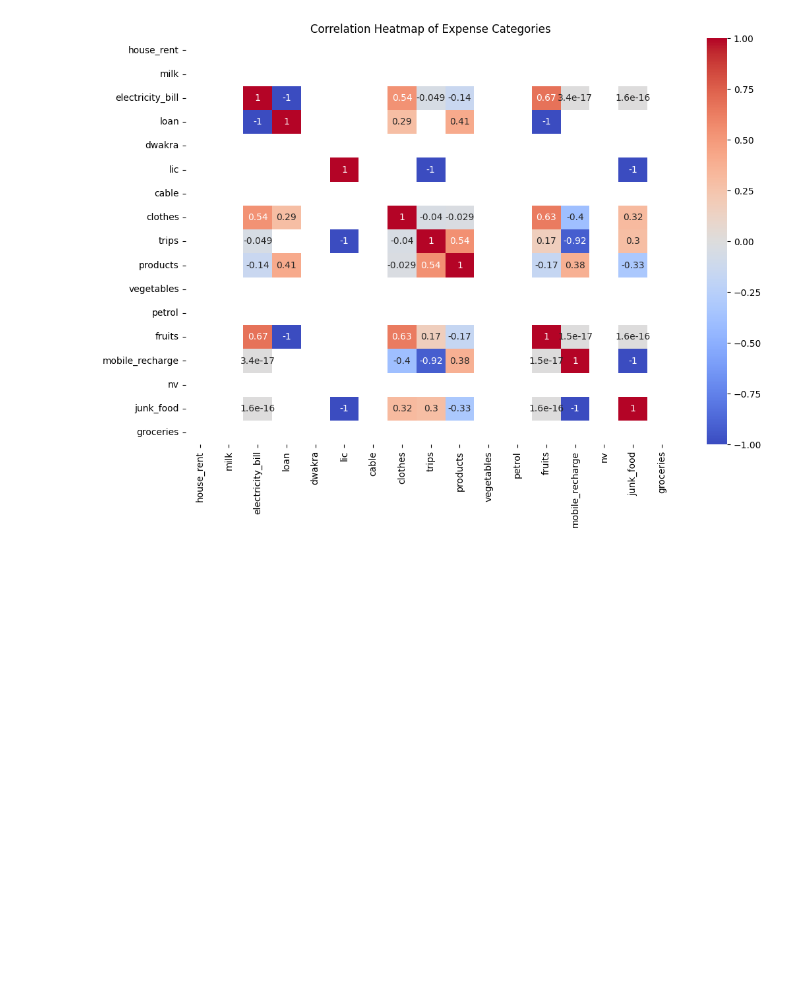
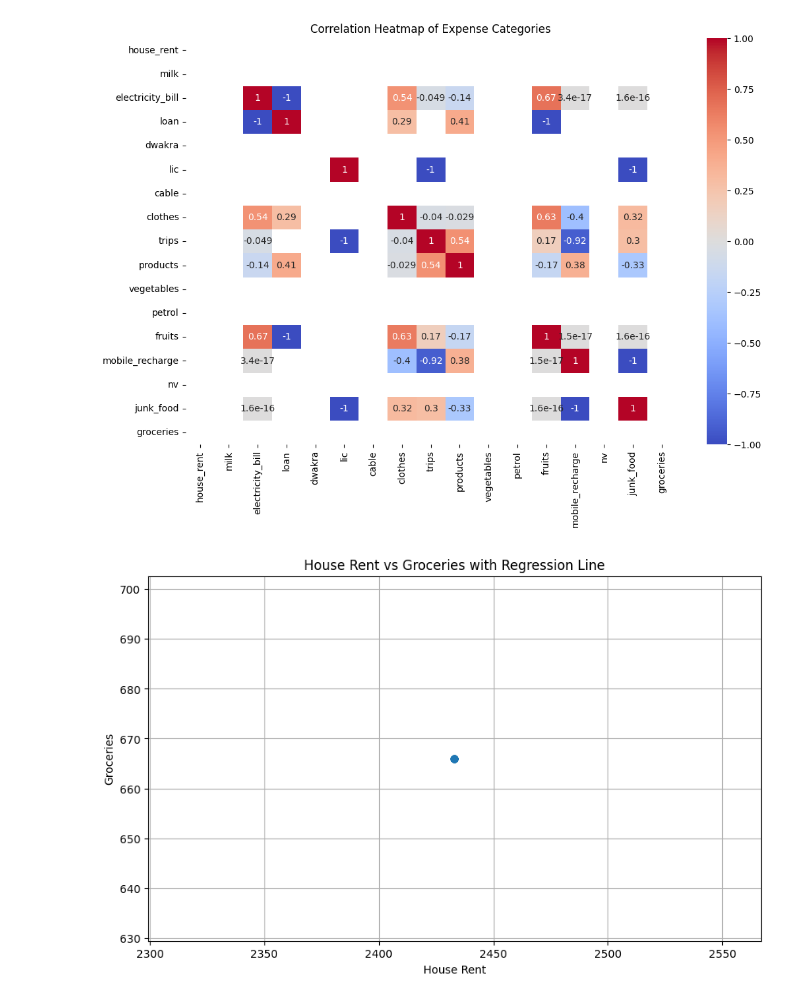
Before and after one commit to RishithaPopuri8/CODSOFT, a Jupyter notebook: chapter_appendix-tools-for-deep-learning/jupyter.ipynb, the cells around one changed output. Drawn from its saved outputs; the diff is of its cells as text; code cells hidden in the pictures; blank space fills up the shorter version.

```diff
--- a/chapter_appendix-tools-for-deep-learning/jupyter.ipynb
+++ b/chapter_appendix-tools-for-deep-learning/jupyter.ipynb
@@ -141,3 +142,13 @@ plt.title('Correlation Heatmap of Expense Categories')
 plt.show()
 # %% [output]
 [figure]
+# %%
+plt.figure(figsize=(10, 6))
+sns.regplot(x='house_rent', y='groceries', data=df)
+plt.title('House Rent vs Groceries with Regression Line')
+plt.xlabel('House Rent')
+plt.ylabel('Groceries')
+plt.grid(True)
+plt.show()
+# %% [output]
+[figure, added]
```
Also changed, not shown: parts of 5 cells of this notebook.
